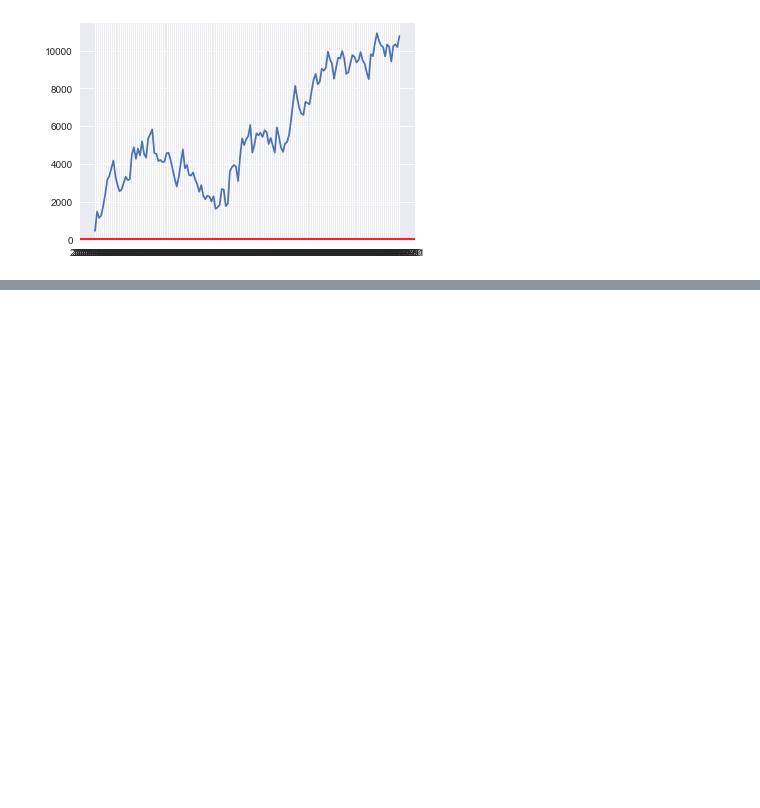
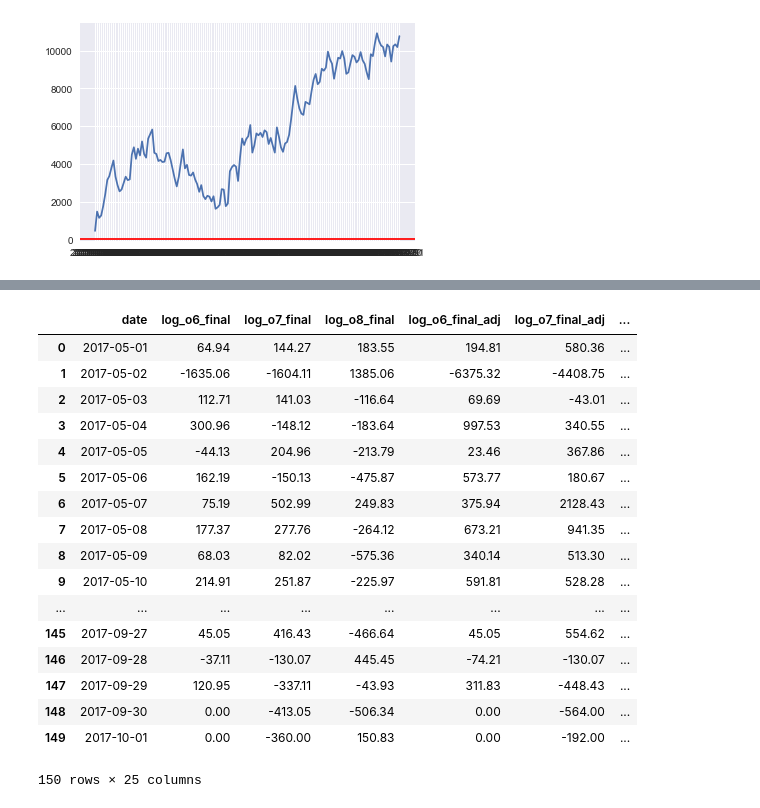
Before and after one commit to George-Mendoza/Baseball-Gambling-Market, a Jupyter notebook: Final Report 4-14.ipynb, the cells around one changed output, grey strips where cells are left out. Cells and saved outputs as stored; diff of their text form; code cells hidden in the pictures; blank space fills up the shorter version.

```diff
--- a/Final Report 4-14.ipynb
+++ b/Final Report 4-14.ipynb
@@ -1028,0 +1042,7 @@ plt.show()
+# %%
+over = over[['date', 'log_o6_final',
+       'log_o7_final', 'log_o8_final', 'log_o6_final_adj',
+       'log_o7_final_adj', 'log_o8_final_adj', 'lin_o6_final',
+       'lin_o7_final', 'lin_o8_final', 'lin_o6_final_adj',
+       'lin_o7_final_adj', 'lin_o8_final_adj']].groupby('date').sum().reset_index()
+over.head(10)
@@ -1028,0 +1078,21 @@ plt.show()
+# %%
+over
+# %% [output]
+|  | date | log_o6_final | log_o7_final | log_o8_final | log_o6_final_adj | log_o7_final_adj | ... |
+| 0 | 2017-05-01 | 64.94 | 144.27 | 183.55 | 194.81 | 580.36 | ... |
+| 1 | 2017-05-02 | -1635.06 | -1604.11 | 1385.06 | -6375.32 | -4408.75 | ... |
+| 2 | 2017-05-03 | 112.71 | 141.03 | -116.64 | 69.69 | -43.01 | ... |
+| 3 | 2017-05-04 | 300.96 | -148.12 | -183.64 | 997.53 | 340.55 | ... |
+| 4 | 2017-05-05 | -44.13 | 204.96 | -213.79 | 23.46 | 367.86 | ... |
+| 5 | 2017-05-06 | 162.19 | -150.13 | -475.87 | 573.77 | 180.67 | ... |
+| 6 | 2017-05-07 | 75.19 | 502.99 | 249.83 | 375.94 | 2128.43 | ... |
+| 7 | 2017-05-08 | 177.37 | 277.76 | -264.12 | 673.21 | 941.35 | ... |
+| 8 | 2017-05-09 | 68.03 | 82.02 | -575.36 | 340.14 | 513.30 | ... |
+| 9 | 2017-05-10 | 214.91 | 251.87 | -225.97 | 591.81 | 528.28 | ... |
+| ... | ... | ... | ... | ... | ... | ... | ... |
+| 145 | 2017-09-27 | 45.05 | 416.43 | -466.64 | 45.05 | 554.62 | ... |
+| 146 | 2017-09-28 | -37.11 | -130.07 | 445.45 | -74.21 | -130.07 | ... |
+| 147 | 2017-09-29 | 120.95 | -337.11 | -43.93 | 311.83 | -448.43 | ... |
+| 148 | 2017-09-30 | 0.00 | -413.05 | -506.34 | 0.00 | -564.00 | ... |
+| 149 | 2017-10-01 | 0.00 | -360.00 | 150.83 | 0.00 | -192.00 | ... |
+150 rows × 25 columns
```
Also changed, not shown: parts of 10 cells of this notebook.
